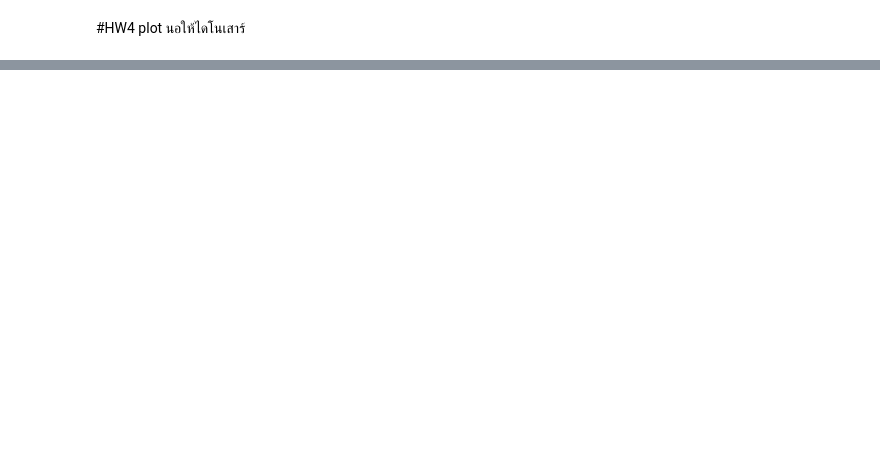
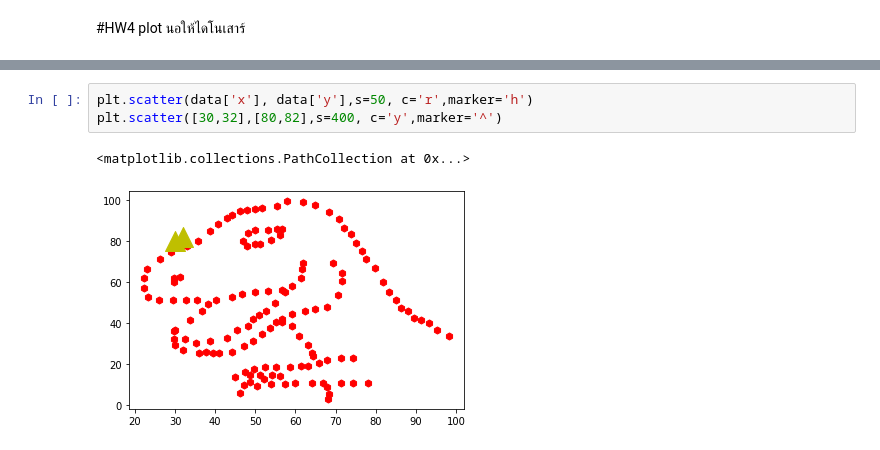
Before and after one commit to Vangolds/DPDM, a Jupyter notebook: Data102.ipynb, the cells around one changed output, grey strips where cells are left out. Saved outputs shown, nothing was run; the diff lists cells and outputs as text; blank space fills up the shorter version.

```diff
--- a/Data102.ipynb
+++ b/Data102.ipynb
@@ -162,0 +174,6 @@ plt.scatter([30,40],[60,80],s=200, c='y',marker='2',alpha=0.4)
+# %%
+plt.scatter(data['x'], data['y'],s=50, c='r',marker='h')
+plt.scatter([30,32],[80,82],s=400, c='y',marker='^')
+# %% [output]
+<matplotlib.collections.PathCollection at 0x...>
+[figure, added]
```
Also changed, not shown: parts of 8 cells of this notebook.
